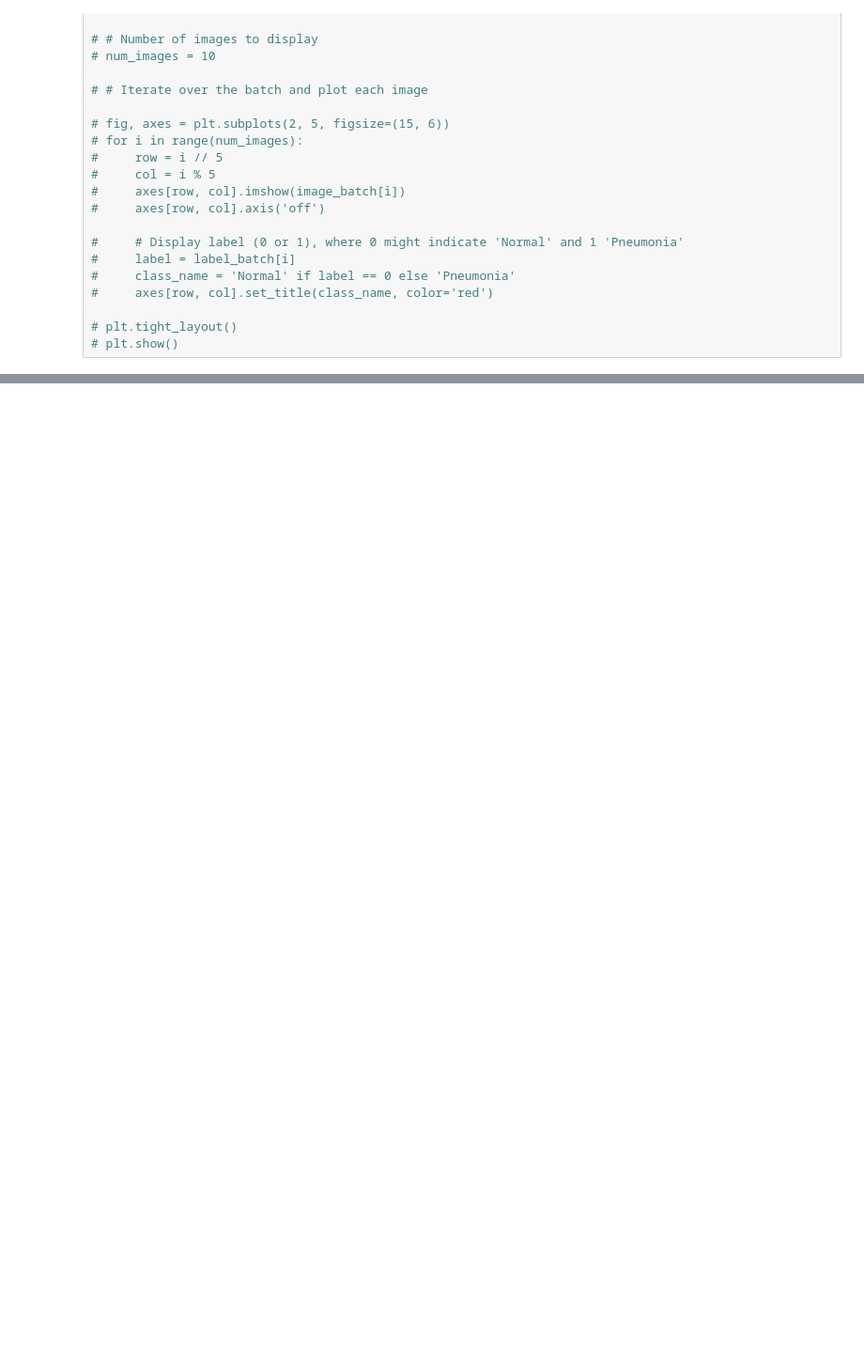
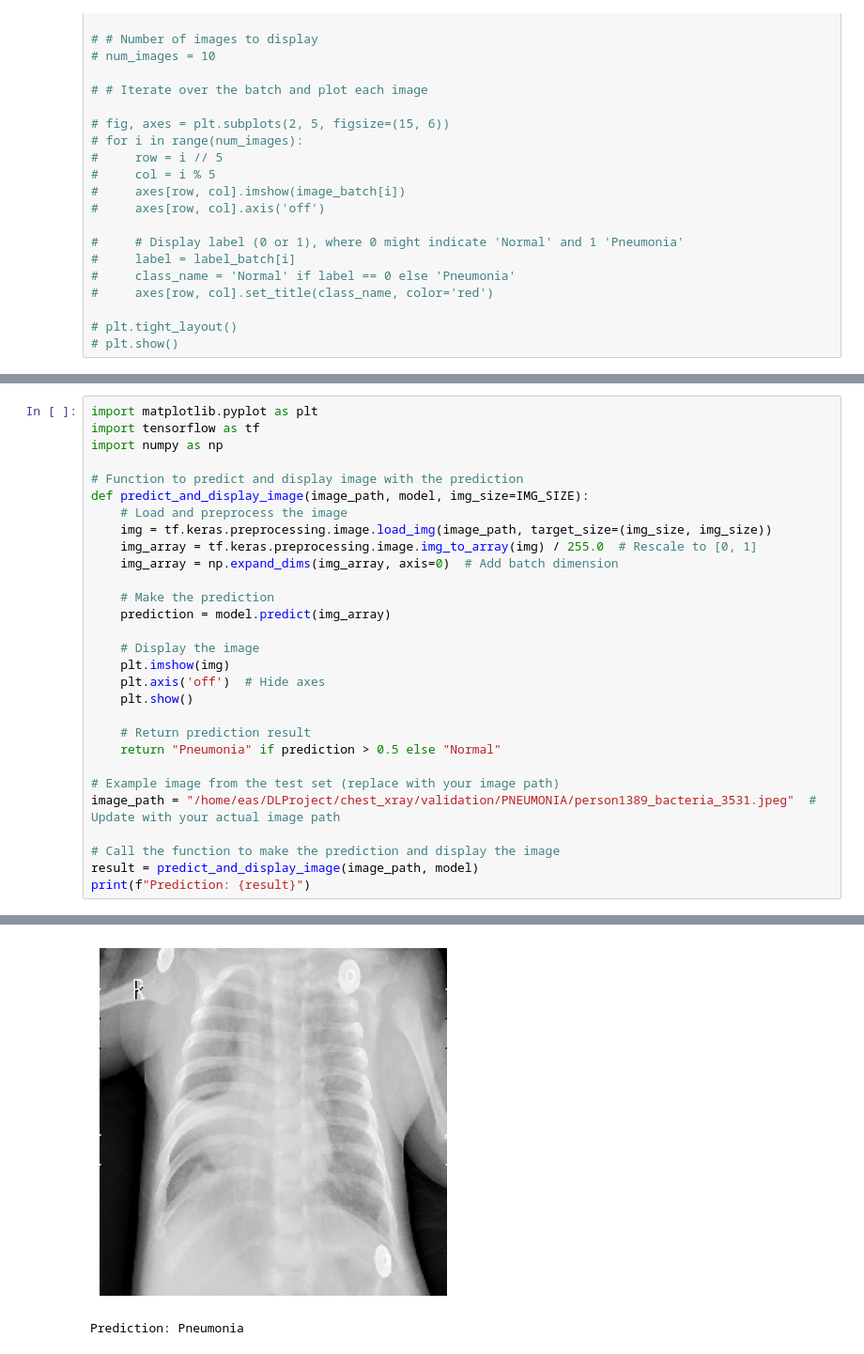
Before and after one commit to nani1606/DLProject, a Jupyter notebook: resnet.ipynb, the cells around one changed output, grey strips where cells are left out. Shown: that part at 94% size. Saved outputs shown, nothing was run; the diff lists cells and outputs as text; blank space fills up the shorter version.

```diff
--- a/resnet.ipynb
+++ b/resnet.ipynb
@@ -161,0 +213,30 @@ Test accuracy: 0.8515358567237854
+# %%
+import matplotlib.pyplot as plt
+import tensorflow as tf
+import numpy as np
+
+# Function to predict and display image with the prediction
+def predict_and_display_image(image_path, model, img_size=IMG_SIZE):
+    # Load and preprocess the image
+    img = tf.keras.preprocessing.image.load_img(image_path, target_size=(img_size, img_size))
+    img_array = tf.keras.preprocessing.image.img_to_array(img) / 255.0  # Rescale to [0, 1]
+    img_array = np.expand_dims(img_array, axis=0)  # Add batch dimension
+
+    # Make the prediction
+    prediction = model.predict(img_array)
+
+    # Display the image
+    plt.imshow(img)
+    plt.axis('off')  # Hide axes
+    plt.show()
+
+    # Return prediction result
+    return "Pneumonia" if prediction > 0.5 else "Normal"
+
+# Example image from the test set (replace with your image path)
+image_path = "/home/eas/DLProject/chest_xray/validation/PNEUMONIA/person1389_bacteria_3531.jpeg"  # Update with your actual image path
+
+# Call the function to make the prediction and display the image
+result = predict_and_display_image(image_path, model)
+print(f"Prediction: {result}")
+# %% [output]
@@ -161,0 +244,2 @@ Test accuracy: 0.8515358567237854
+[figure, added]
+Prediction: Pneumonia
```
Also changed, not shown: parts of 4 cells of this notebook, 2 other files.
